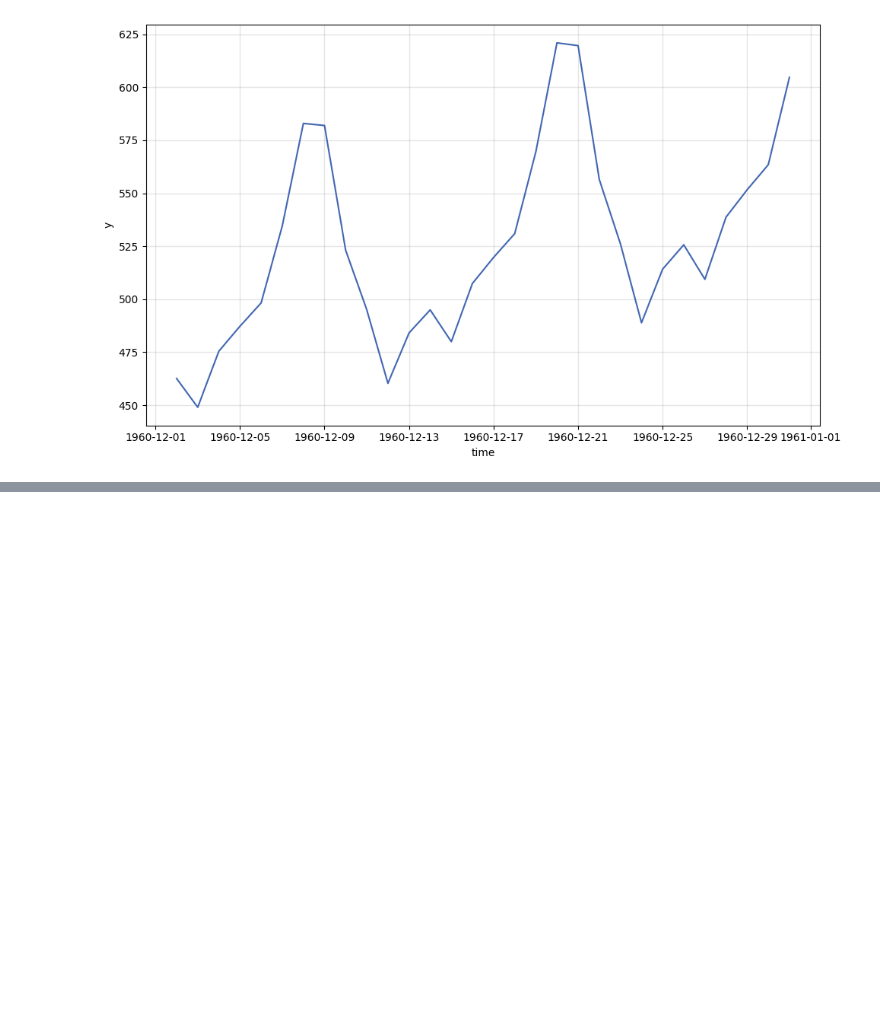
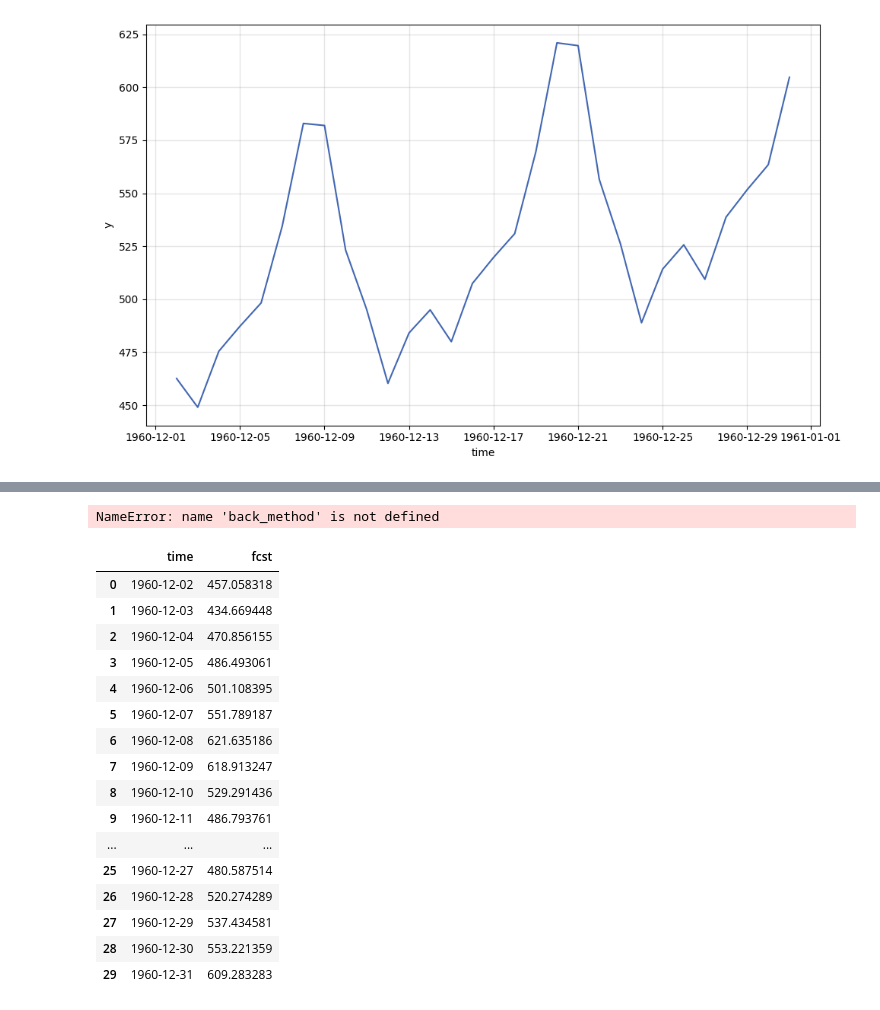
Before and after one commit to critobfer/Kats, a Jupyter notebook: tutorials/example_ensemble.ipynb, the cells around one changed output, grey strips where cells are left out. Saved outputs shown, nothing was run; the diff lists cells and outputs as text; code cells hidden in the pictures; blank space fills up the shorter version.

```diff
--- a/tutorials/example_ensemble.ipynb
+++ b/tutorials/example_ensemble.ipynb
@@ -246,3 +246,34 @@ pred_dt
 | 27 | 1963-04-01 | 536.601950 | 498.780163 | 591.729745 | 1963-04-01 | 549.106127 | 510.060169 | 588.152085 | 1960-12-29 | 551.638238 |
 | 28 | 1963-05-01 | 557.561944 | 518.331878 | 607.875623 | 1963-05-01 | 569.754483 | 528.953708 | 610.555259 | 1960-12-30 | 563.451592 |
 | 29 | 1963-06-01 | 628.989501 | 584.470484 | 684.415593 | 1963-06-01 | 638.411876 | 592.521140 | 684.302612 | 1960-12-31 | 604.686947 |
+# %%
+from kats.models.ensemble.bates_granger_ensemble import BatesGrangerEnsemble
+
+m = BatesGrangerEnsemble(data = air_passengers_ts,
+                        params = model_params)
+
+m.fit()
+
+p = m.predict(steps=30)
+# %% [output]
+NameError: name 'back_method' is not defined
+# %%
+p
+# %% [output]
+|  | time | fcst |
+| 0 | 1960-12-02 | 457.058318 |
+| 1 | 1960-12-03 | 434.669448 |
+| 2 | 1960-12-04 | 470.856155 |
+| 3 | 1960-12-05 | 486.493061 |
+| 4 | 1960-12-06 | 501.108395 |
+| 5 | 1960-12-07 | 551.789187 |
+| 6 | 1960-12-08 | 621.635186 |
+| 7 | 1960-12-09 | 618.913247 |
+| 8 | 1960-12-10 | 529.291436 |
+| 9 | 1960-12-11 | 486.793761 |
+| ... | ... | ... |
+| 25 | 1960-12-27 | 480.587514 |
+| 26 | 1960-12-28 | 520.274289 |
+| 27 | 1960-12-29 | 537.434581 |
+| 28 | 1960-12-30 | 553.221359 |
+| 29 | 1960-12-31 | 609.283283 |
```
Also changed, not shown: parts of 1 cell of this notebook, 1 other file.
